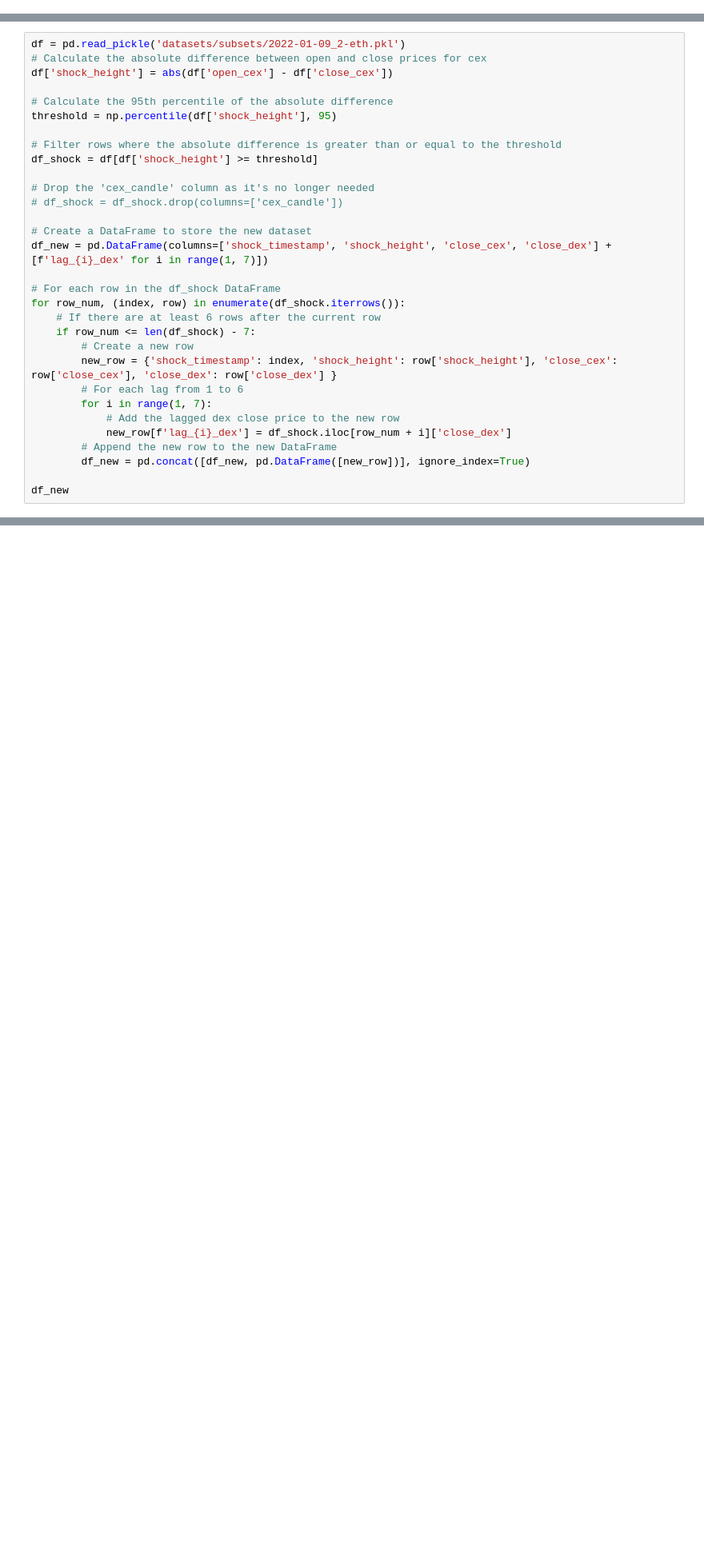
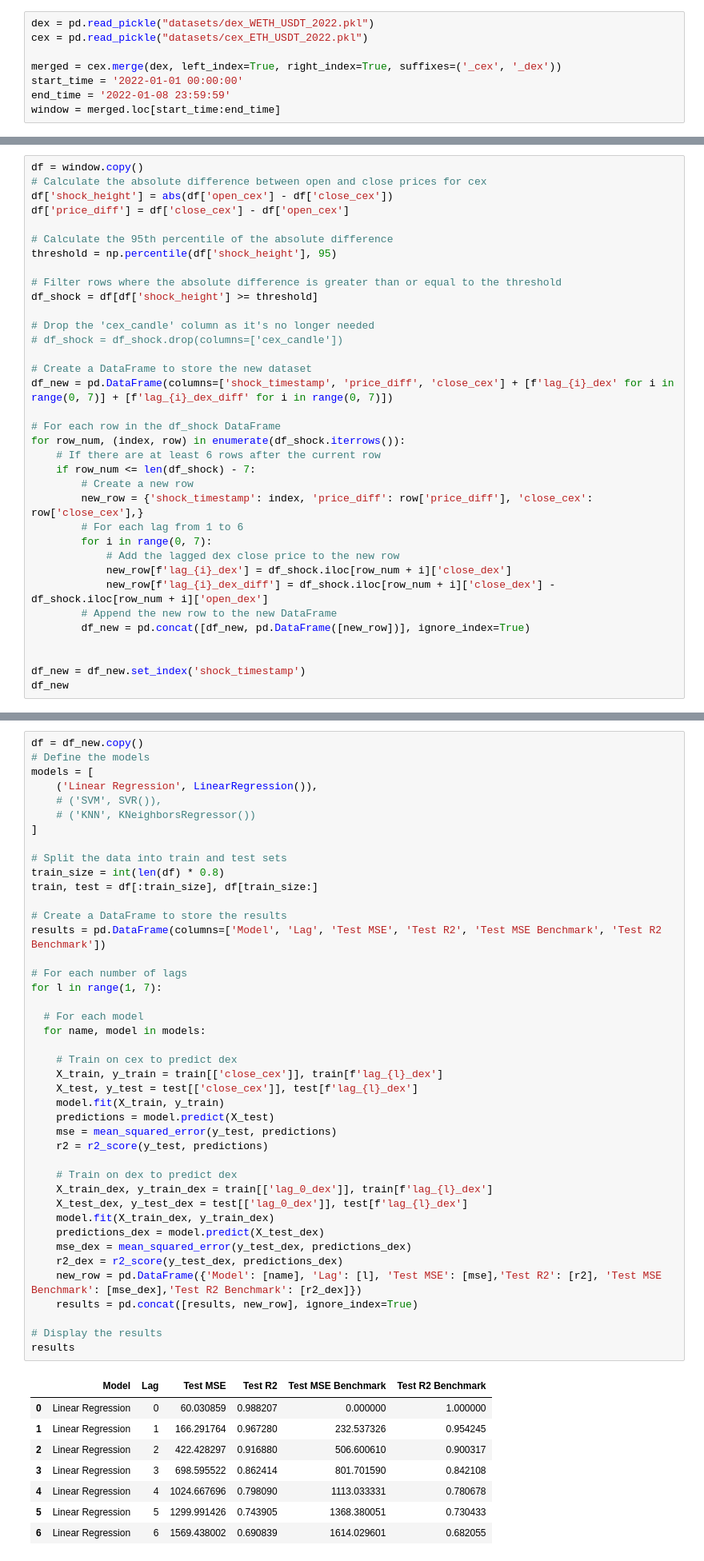
Before and after one commit to stephan-klein/caa_project_defi_vs_cex_prices, a Jupyter notebook: caa_regression.ipynb, the cells around one changed output, grey strips where cells are left out. Shown at 80% size. Saved outputs shown, nothing was run; the diff lists cells and outputs as text; blank space fills up the shorter version.

Commit message:
some more regression

```diff
--- a/caa_regression.ipynb
+++ b/caa_regression.ipynb
@@ -0,0 +16,8 @@
+# %%
+dex = pd.read_pickle("datasets/dex_WETH_USDT_2022.pkl")
+cex = pd.read_pickle("datasets/cex_ETH_USDT_2022.pkl")
+
+merged = cex.merge(dex, left_index=True, right_index=True, suffixes=('_cex', '_dex'))
+start_time = '2022-01-01 00:00:00'
+end_time = '2022-01-08 23:59:59'
+window = merged.loc[start_time:end_time]
@@ -102,7 +104,8 @@ display(results)
 # %%
-df = pd.read_pickle('datasets/subsets/2022-01-09_2-eth.pkl')
+df = window.copy()
 # Calculate the absolute difference between open and close prices for cex
 df['shock_height'] = abs(df['open_cex'] - df['close_cex'])
+df['price_diff'] = df['close_cex'] - df['open_cex']
 
 # Calculate the 95th percentile of the absolute difference
 threshold = np.percentile(df['shock_height'], 95)
@@ -114,19 +117,22 @@ df_shock = df[df['shock_height'] >= threshold]
 # df_shock = df_shock.drop(columns=['cex_candle'])
 
 # Create a DataFrame to store the new dataset
-df_new = pd.DataFrame(columns=['shock_timestamp', 'shock_height', 'close_cex', 'close_dex'] + [f'lag_{i}_dex' for i in range(1, 7)])
+df_new = pd.DataFrame(columns=['shock_timestamp', 'price_diff', 'close_cex'] + [f'lag_{i}_dex' for i in range(0, 7)] + [f'lag_{i}_dex_diff' for i in range(0, 7)])
 
 # For each row in the df_shock DataFrame
 for row_num, (index, row) in enumerate(df_shock.iterrows()):
     # If there are at least 6 rows after the current row
     if row_num <= len(df_shock) - 7:
         # Create a new row
-        new_row = {'shock_timestamp': index, 'shock_height': row['shock_height'], 'close_cex': row['close_cex'], 'close_dex': row['close_dex'] }
+        new_row = {'shock_timestamp': index, 'price_diff': row['price_diff'], 'close_cex': row['close_cex'],}
         # For each lag from 1 to 6
-        for i in range(1, 7):
+        for i in range(0, 7):
             # Add the lagged dex close price to the new row
             new_row[f'lag_{i}_dex'] = df_shock.iloc[row_num + i]['close_dex']
+            new_row[f'lag_{i}_dex_diff'] = df_shock.iloc[row_num + i]['close_dex'] - df_shock.iloc[row_num + i]['open_dex']
         # Append the new row to the new DataFrame
         df_new = pd.concat([df_new, pd.DataFrame([new_row])], ignore_index=True)
 
+
+df_new = df_new.set_index('shock_timestamp')
 df_new
@@ -150,0 +154,51 @@ DatetimeIndex(['2022-01-09 12:00:00', '2022-01-09 12:01:00',
+# %%
+df = df_new.copy()
+# Define the models
+models = [
+    ('Linear Regression', LinearRegression()),
+    # ('SVM', SVR()),
+    # ('KNN', KNeighborsRegressor())
+]
+
+# Split the data into train and test sets
+train_size = int(len(df) * 0.8)
+train, test = df[:train_size], df[train_size:]
+
+# Create a DataFrame to store the results
+results = pd.DataFrame(columns=['Model', 'Lag', 'Test MSE', 'Test R2', 'Test MSE Benchmark', 'Test R2 Benchmark'])
+
+# For each number of lags
+for l in range(1, 7):
+
+  # For each model
+  for name, model in models:
+
+    # Train on cex to predict dex
+    X_train, y_train = train[['close_cex']], train[f'lag_{l}_dex']
+    X_test, y_test = test[['close_cex']], test[f'lag_{l}_dex']
+    model.fit(X_train, y_train)
+    predictions = model.predict(X_test)
+    mse = mean_squared_error(y_test, predictions)
+    r2 = r2_score(y_test, predictions)
+
+    # Train on dex to predict dex
+    X_train_dex, y_train_dex = train[['lag_0_dex']], train[f'lag_{l}_dex']
+    X_test_dex, y_test_dex = test[['lag_0_dex']], test[f'lag_{l}_dex']
+    model.fit(X_train_dex, y_train_dex)
+    predictions_dex = model.predict(X_test_dex)
+    mse_dex = mean_squared_error(y_test_dex, predictions_dex)
+    r2_dex = r2_score(y_test_dex, predictions_dex)
+    new_row = pd.DataFrame({'Model': [name], 'Lag': [l], 'Test MSE': [mse],'Test R2': [r2], 'Test MSE Benchmark': [mse_dex],'Test R2 Benchmark': [r2_dex]})
+    results = pd.concat([results, new_row], ignore_index=True)
+
+# Display the results
+results
+# %% [output]
+|  | Model | Lag | Test MSE | Test R2 | Test MSE Benchmark | Test R2 Benchmark |
+| 0 | Linear Regression | 0 | 60.030859 | 0.988207 | 0.000000 | 1.000000 |
+| 1 | Linear Regression | 1 | 166.291764 | 0.967280 | 232.537326 | 0.954245 |
+| 2 | Linear Regression | 2 | 422.428297 | 0.916880 | 506.600610 | 0.900317 |
+| 3 | Linear Regression | 3 | 698.595522 | 0.862414 | 801.701590 | 0.842108 |
+| 4 | Linear Regression | 4 | 1024.667696 | 0.798090 | 1113.033331 | 0.780678 |
+| 5 | Linear Regression | 5 | 1299.991426 | 0.743905 | 1368.380051 | 0.730433 |
+| 6 | Linear Regression | 6 | 1569.438002 | 0.690839 | 1614.029601 | 0.682055 |
```
Also changed, not shown: parts of 11 cells of this notebook, 1 other file.
